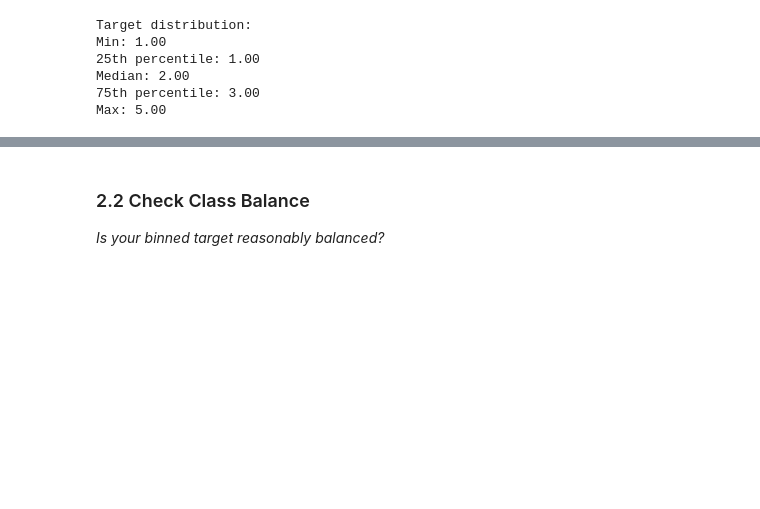
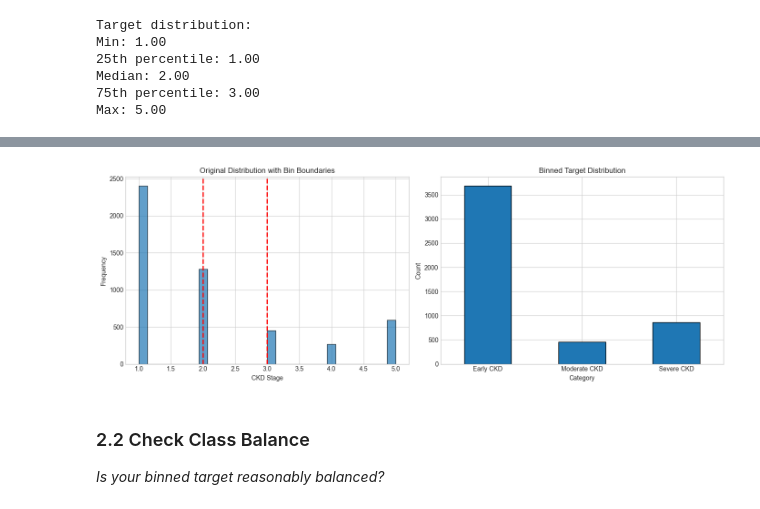
Before and after one commit to jvilla13/individual-capstone-jvilla13, a Jupyter notebook: notebooks/03_classification_model.ipynb, the cells around one changed output, grey strips where cells are left out. Cells and saved outputs as stored; diff of their text form; code cells hidden in the pictures; blank space fills up the shorter version.

```diff
--- a/notebooks/03_classification_model.ipynb
+++ b/notebooks/03_classification_model.ipynb
@@ -155,7 +155,7 @@ Max: 5.00
 
 # YOUR CODE HERE:
 bins = [0,2,3,5]  # Define your bin edges
-labels = ["Early CKD", "Moderal CKD", "Severe CKD"]  # Define your category names
+labels = ["Early CKD", "Moderate CKD", "Severe CKD"]  # Define your category names
 
 df['target_category'] = pd.cut(df[ORIGINAL_TARGET], bins=bins, labels=labels)
 
@@ -171,24 +171,28 @@ Name: count, dtype: int64
 # %%
 # Visualize the binned distribution
 fig, axes = plt.subplots(1, 2, figsize=(14, 5))
 
 # Original distribution with bin lines
 axes[0].hist(df[ORIGINAL_TARGET], bins=30, edgecolor='black', alpha=0.7)
 for edge in bins[1:-1]:  # Skip first and last (min/max)
     axes[0].axvline(edge, color='red', linestyle='--', linewidth=2)
 axes[0].set_xlabel(ORIGINAL_TARGET)
 axes[0].set_ylabel('Frequency')
 axes[0].set_title('Original Distribution with Bin Boundaries')
 
 # Binned category counts
-df['target_category'].value_counts().plot(kind='bar', ax=axes[1], edgecolor='black')
+df["target_category"].value_counts().reindex(
+    ["Early CKD", "Moderate CKD", "Severe CKD"]
+).plot(kind="bar", ax=axes[1], edgecolor="black")
 axes[1].set_xlabel('Category')
 axes[1].set_ylabel('Count')
 axes[1].set_title('Binned Target Distribution')
 axes[1].tick_params(axis='x', rotation=0)
 
 plt.tight_layout()
 plt.show()
+# %% [output]
+[figure, added]
 # %% [markdown]
 ### 2.2 Check Class Balance
 
```
Also changed, not shown: parts of 2 cells of this notebook.
